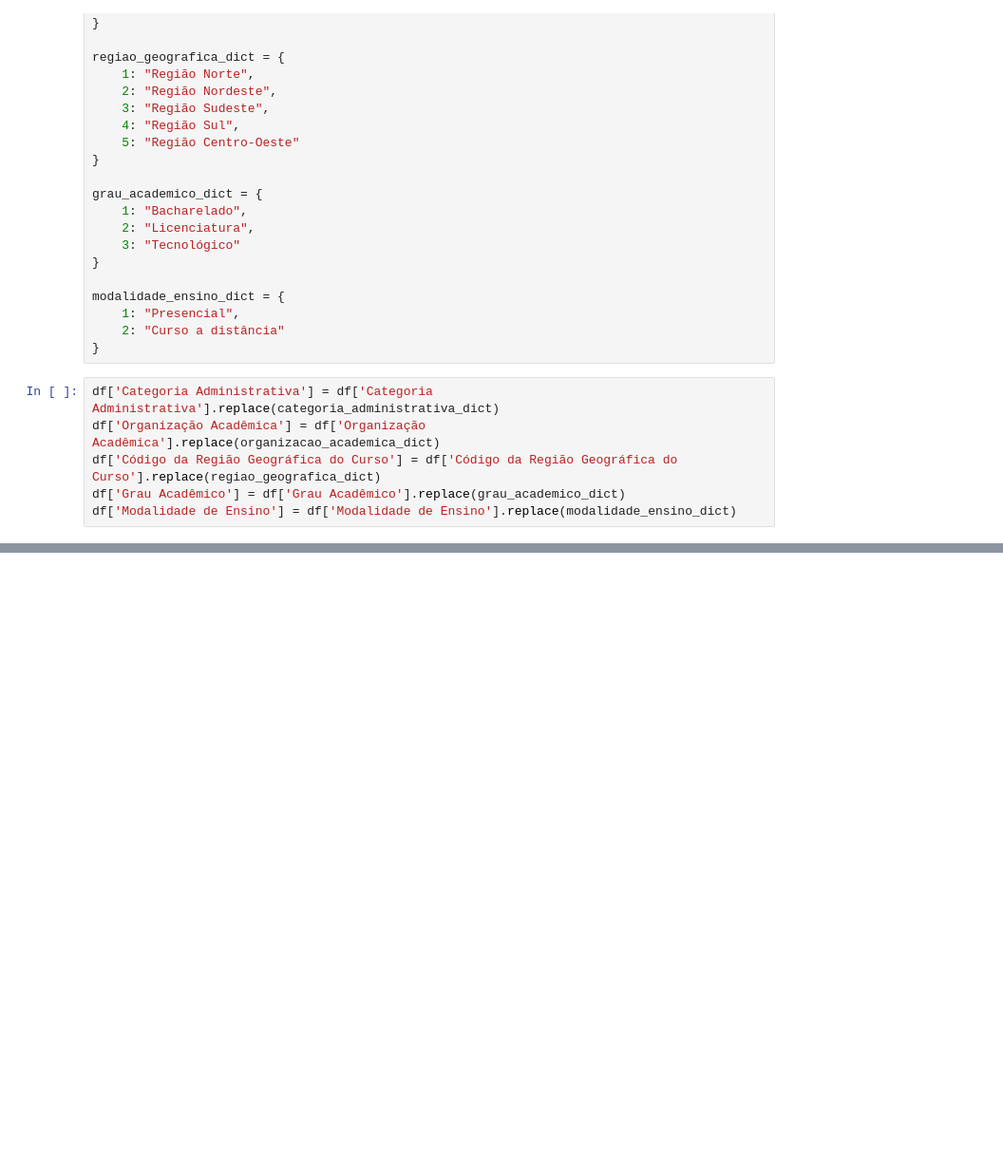
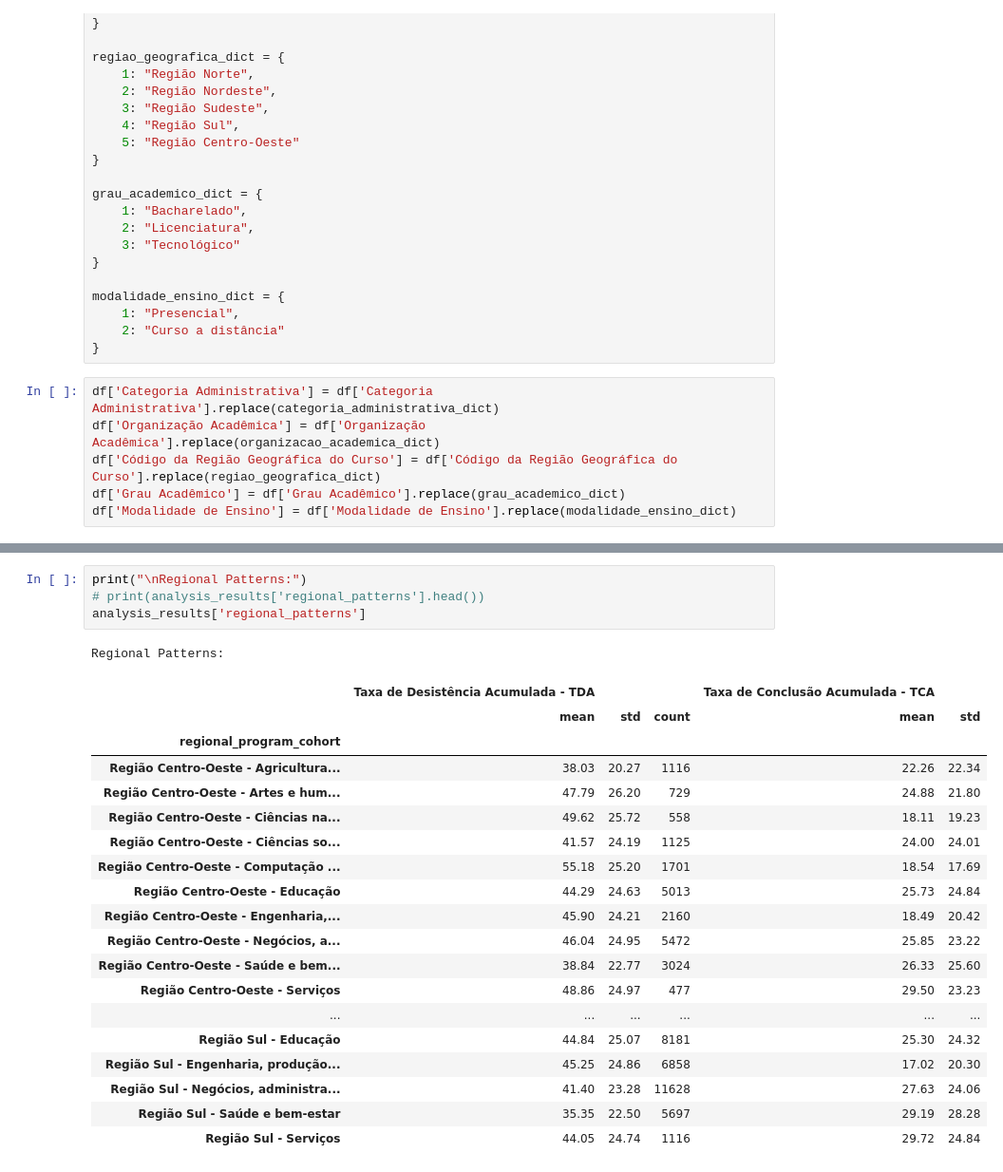
Before and after one commit to Torugo/tcc_mba_esalq, a Jupyter notebook: exploratorio.ipynb, the cells around one changed output, grey strips where cells are left out. Shown at 95% size. Cells and saved outputs as stored; diff of their text form; blank space fills up the shorter version.

```diff
--- a/exploratorio.ipynb
+++ b/exploratorio.ipynb
@@ -229,0 +235,25 @@ See the caveats in the documentation: https://pandas.pydata.org/pandas-docs/stab
+# %%
+print("\nRegional Patterns:")
+# print(analysis_results['regional_patterns'].head())
+analysis_results['regional_patterns']
+# %% [output]
+Regional Patterns:
+|  | Taxa de Desistência Acumulada - TDA |  |  | Taxa de Conclusão Acumulada - TCA |  |
+|  | mean | std | count | mean | std |
+| regional_program_cohort |  |  |  |  |  |
+| Região Centro-Oeste - Agricultura... | 38.03 | 20.27 | 1116 | 22.26 | 22.34 |
+| Região Centro-Oeste - Artes e hum... | 47.79 | 26.20 | 729 | 24.88 | 21.80 |
+| Região Centro-Oeste - Ciências na... | 49.62 | 25.72 | 558 | 18.11 | 19.23 |
+| Região Centro-Oeste - Ciências so... | 41.57 | 24.19 | 1125 | 24.00 | 24.01 |
+| Região Centro-Oeste - Computação ... | 55.18 | 25.20 | 1701 | 18.54 | 17.69 |
+| Região Centro-Oeste - Educação | 44.29 | 24.63 | 5013 | 25.73 | 24.84 |
+| Região Centro-Oeste - Engenharia,... | 45.90 | 24.21 | 2160 | 18.49 | 20.42 |
+| Região Centro-Oeste - Negócios, a... | 46.04 | 24.95 | 5472 | 25.85 | 23.22 |
+| Região Centro-Oeste - Saúde e bem... | 38.84 | 22.77 | 3024 | 26.33 | 25.60 |
+| Região Centro-Oeste - Serviços | 48.86 | 24.97 | 477 | 29.50 | 23.23 |
+| ... | ... | ... | ... | ... | ... |
+| Região Sul - Educação | 44.84 | 25.07 | 8181 | 25.30 | 24.32 |
+| Região Sul - Engenharia, produção... | 45.25 | 24.86 | 6858 | 17.02 | 20.30 |
+| Região Sul - Negócios, administra... | 41.40 | 23.28 | 11628 | 27.63 | 24.06 |
+| Região Sul - Saúde e bem-estar | 35.35 | 22.50 | 5697 | 29.19 | 28.28 |
+| Região Sul - Serviços | 44.05 | 24.74 | 1116 | 29.72 | 24.84 |
```
Also changed, not shown: parts of 26 cells of this notebook.
